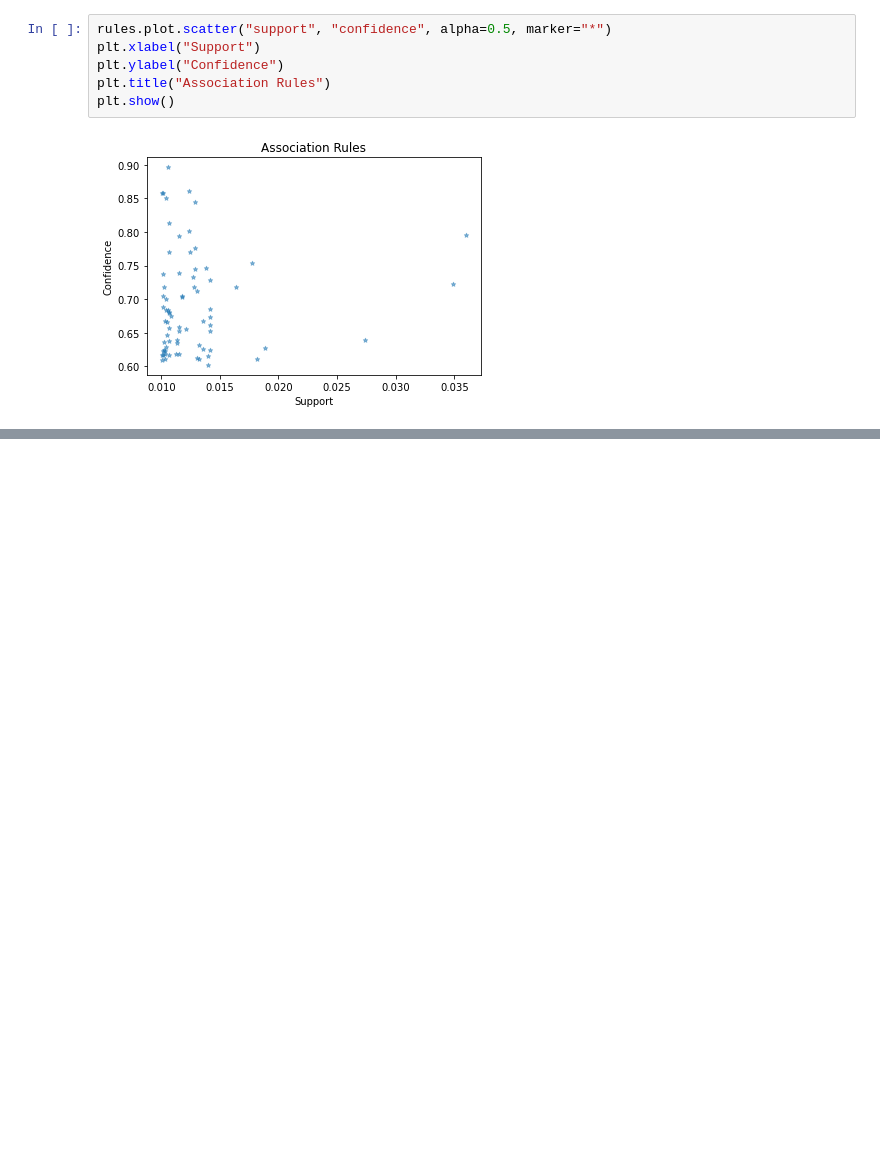
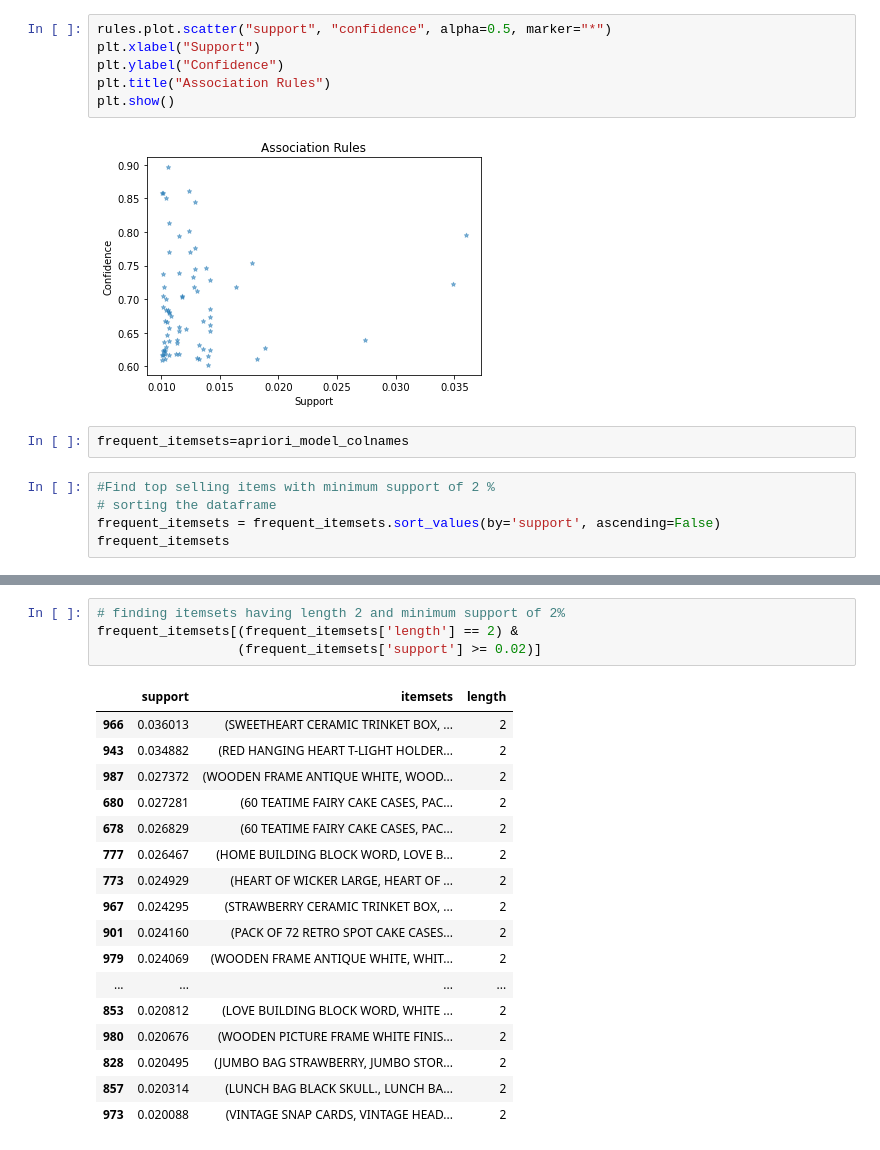
Before and after one commit to soumitrahazra/Market--Basket-Analysis, a Jupyter notebook: market_basket_analysis.ipynb, the cells around one changed output, grey strips where cells are left out. Cells and saved outputs as stored; diff of their text form; blank space fills up the shorter version.

```diff
--- a/market_basket_analysis.ipynb
+++ b/market_basket_analysis.ipynb
@@ -255,3 +255,10 @@ plt.title("Association Rules")
 plt.show()
 # %% [output]
 [figure]
+# %%
+frequent_itemsets=apriori_model_colnames
+# %%
+#Find top selling items with minimum support of 2 %
+# sorting the dataframe
+frequent_itemsets = frequent_itemsets.sort_values(by='support', ascending=False)
+frequent_itemsets
@@ -257,0 +296,22 @@ plt.show()
+# %%
+# finding itemsets having length 2 and minimum support of 2%
+frequent_itemsets[(frequent_itemsets['length'] == 2) &
+                  (frequent_itemsets['support'] >= 0.02)]
+# %% [output]
+|  | support | itemsets | length |
+| 966 | 0.036013 | (SWEETHEART CERAMIC TRINKET BOX, ... | 2 |
+| 943 | 0.034882 | (RED HANGING HEART T-LIGHT HOLDER... | 2 |
+| 987 | 0.027372 | (WOODEN FRAME ANTIQUE WHITE, WOOD... | 2 |
+| 680 | 0.027281 | (60 TEATIME FAIRY CAKE CASES, PAC... | 2 |
+| 678 | 0.026829 | (60 TEATIME FAIRY CAKE CASES, PAC... | 2 |
+| 777 | 0.026467 | (HOME BUILDING BLOCK WORD, LOVE B... | 2 |
+| 773 | 0.024929 | (HEART OF WICKER LARGE, HEART OF ... | 2 |
+| 967 | 0.024295 | (STRAWBERRY CERAMIC TRINKET BOX, ... | 2 |
+| 901 | 0.024160 | (PACK OF 72 RETRO SPOT CAKE CASES... | 2 |
+| 979 | 0.024069 | (WOODEN FRAME ANTIQUE WHITE, WHIT... | 2 |
+| ... | ... | ... | ... |
+| 853 | 0.020812 | (LOVE BUILDING BLOCK WORD, WHITE ... | 2 |
+| 980 | 0.020676 | (WOODEN PICTURE FRAME WHITE FINIS... | 2 |
+| 828 | 0.020495 | (JUMBO BAG STRAWBERRY, JUMBO STOR... | 2 |
+| 857 | 0.020314 | (LUNCH BAG BLACK SKULL., LUNCH BA... | 2 |
+| 973 | 0.020088 | (VINTAGE SNAP CARDS, VINTAGE HEAD... | 2 |
```
Also changed, not shown: parts of 5 cells of this notebook.
